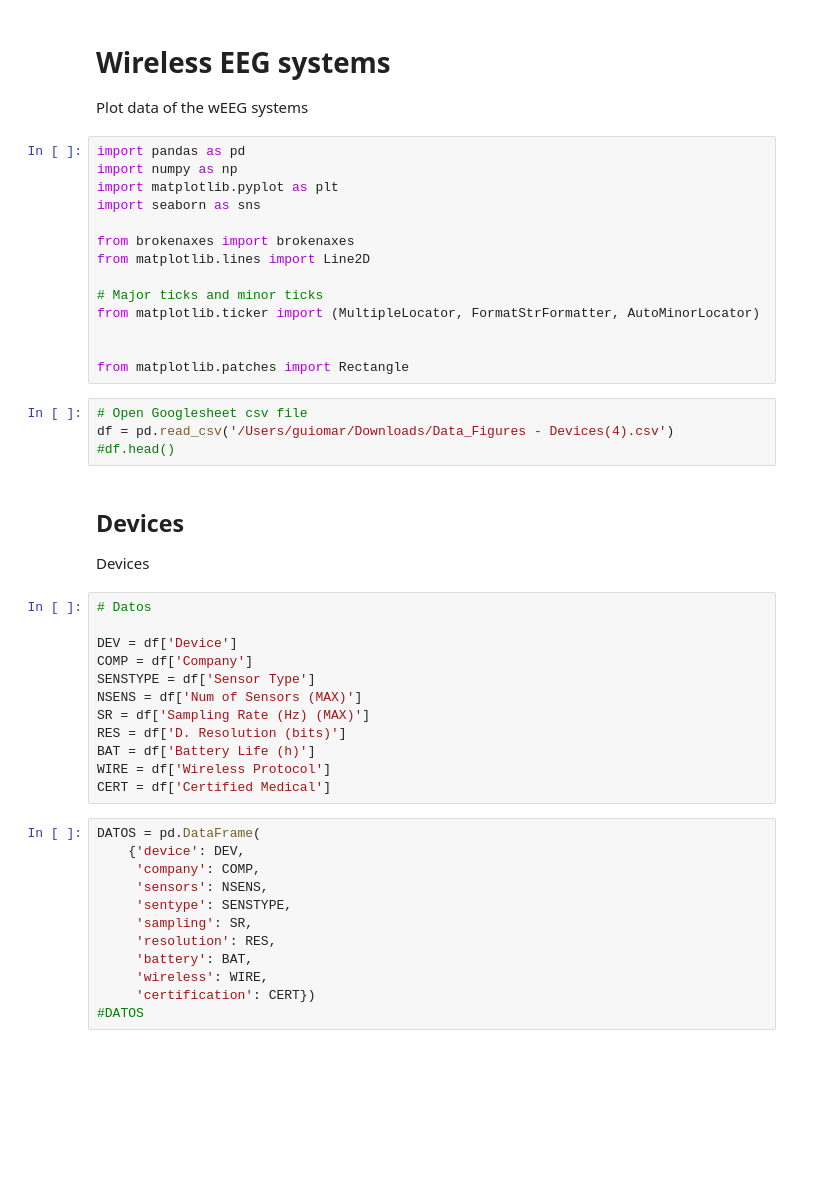
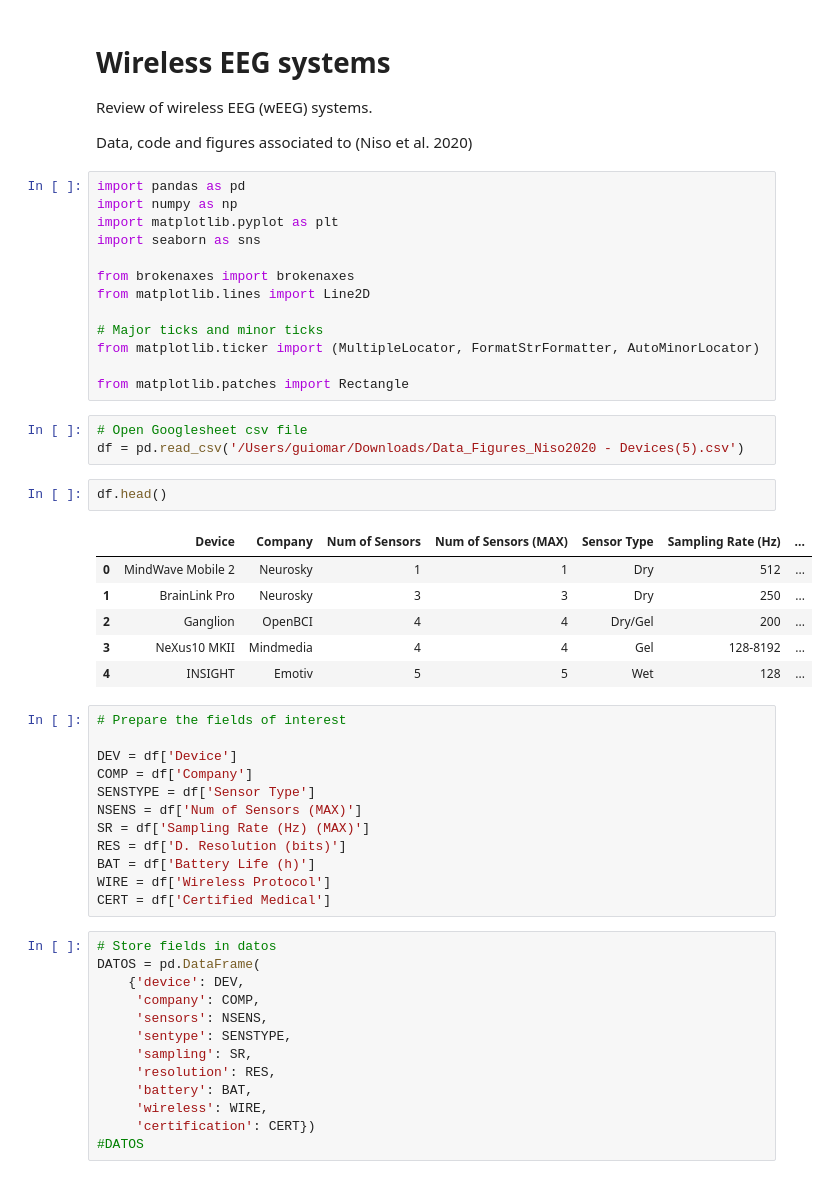
Before and after one commit to guiomar/wEEG, a Jupyter notebook: wEEG-systems.ipynb, the cells around one changed output. Saved outputs shown, nothing was run; the diff lists cells and outputs as text; blank space fills up the shorter version.

```diff
--- a/wEEG-systems.ipynb
+++ b/wEEG-systems.ipynb
@@ -1,6 +1,8 @@
 # %% [markdown]
 # Wireless EEG systems
-Plot data of the wEEG systems
+Review of wireless EEG (wEEG) systems.
+
+Data, code and figures associated to (Niso et al. 2020)
 # %%
 import pandas as pd
 import numpy as np
@@ -13,17 +15,21 @@ from matplotlib.lines import Line2D
 # Major ticks and minor ticks
 from matplotlib.ticker import (MultipleLocator, FormatStrFormatter, AutoMinorLocator)
 
-
 from matplotlib.patches import Rectangle
 # %%
 # Open Googlesheet csv file
-df = pd.read_csv('/Users/guiomar/Downloads/Data_Figures - Devices(4).csv')
-#df.head()
+df = pd.read_csv('/Users/guiomar/Downloads/Data_Figures_Niso2020 - Devices(5).csv')
-# %% [markdown]
-## Devices
-Devices
+# %%
+df.head()
+# %% [output]
+|  | Device | Company | Num of Sensors | Num of Sensors (MAX) | Sensor Type | Sampling Rate (Hz) | ... |
+| 0 | MindWave Mobile 2 | Neurosky | 1 | 1 | Dry | 512 | ... |
+| 1 | BrainLink Pro | Neurosky | 3 | 3 | Dry | 250 | ... |
+| 2 | Ganglion | OpenBCI | 4 | 4 | Dry/Gel | 200 | ... |
+| 3 | NeXus10 MKII | Mindmedia | 4 | 4 | Gel | 128-8192 | ... |
+| 4 | INSIGHT | Emotiv | 5 | 5 | Wet | 128 | ... |
 # %%
-# Datos
+# Prepare the fields of interest
 
 DEV = df['Device']
 COMP = df['Company']
@@ -35,6 +41,7 @@ BAT = df['Battery Life (h)']
 WIRE = df['Wireless Protocol']
 CERT = df['Certified Medical']
 # %%
+# Store fields in datos
 DATOS = pd.DataFrame(
     {'device': DEV,
      'company': COMP,
```
Also changed, not shown: parts of 6 cells of this notebook.
